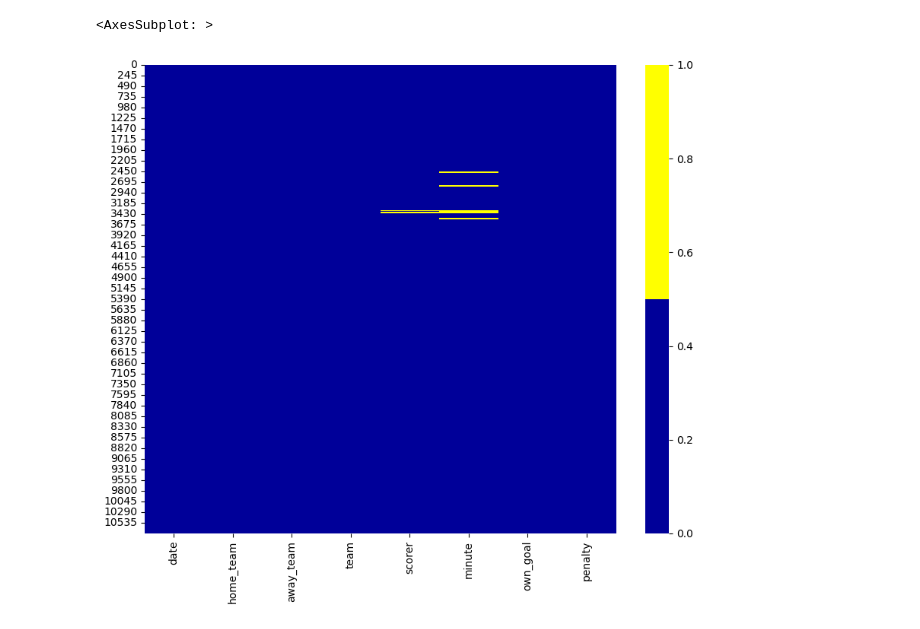
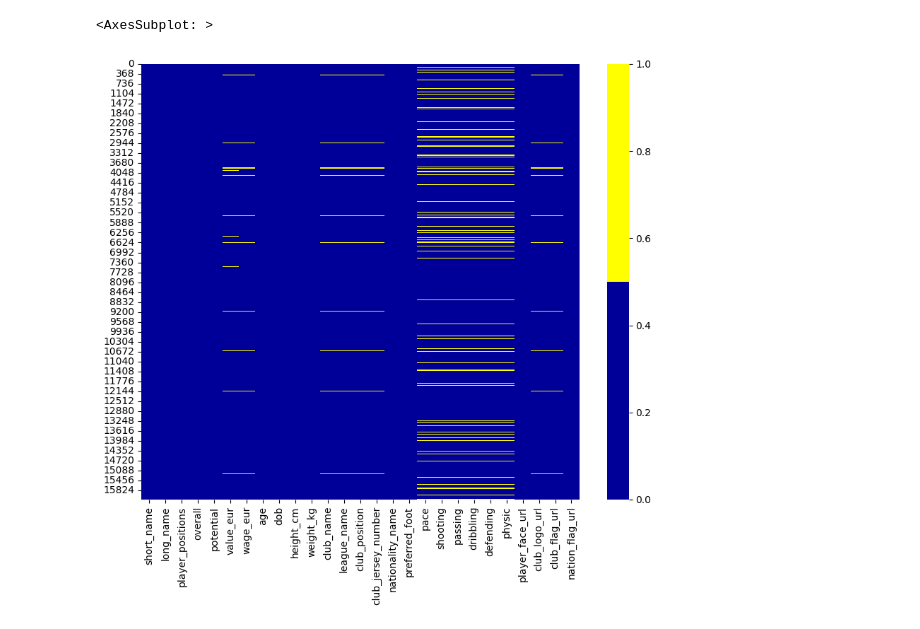
Before and after one commit to gabipana7/fifa-world-cup-2022, a Jupyter notebook: players.ipynb, the cells around one changed output. Drawn from its saved outputs; the diff is of its cells as text; code cells hidden in the pictures.

Commit message:
players lookup

```diff
--- a/players.ipynb
+++ b/players.ipynb
@@ -8,3 +67,11 @@ rankings = pd.read_csv('./data/fifa_rankings.csv')
+# %%
+keepcolumns = ['short_name', 'long_name', 'player_positions', 'age', 'dob', 'nationality_name',
+               'overall', 'potential', 'value_eur', 'wage_eur', 'height_cm', 'weight_kg', 'preferred_foot',
+               'club_name', 'league_name', 'club_jersey_number', 'club_position',
+               'pace', 'shooting', 'passing', 'dribbling', 'defending', 'physic',
+               'player_face_url', 'club_logo_url', 'club_flag_url', 'nation_flag_url']
+# %%
+players = pd.read_csv('./data/players/players_15.csv', usecols=keepcolumns)
 # %%
 players
 # %% [output]
@@ -66,11 +143,11 @@ dtype: int64
 # %%
 # Heatmap to visualize missing data
 plt.figure(figsize=(10,8))
 
 # first 30 columns
-cols = players.columns[:30]
+cols = players.columns[:]
 colours =['#000099', '#ffff00']
 sns.heatmap(players[cols].isna(), cmap=sns.color_palette(colours))
 # %% [output]
 <AxesSubplot: >
-[figure, old version]
+[figure, new version]
```
Also changed, not shown: parts of 30 cells of this notebook, 2 other files.
